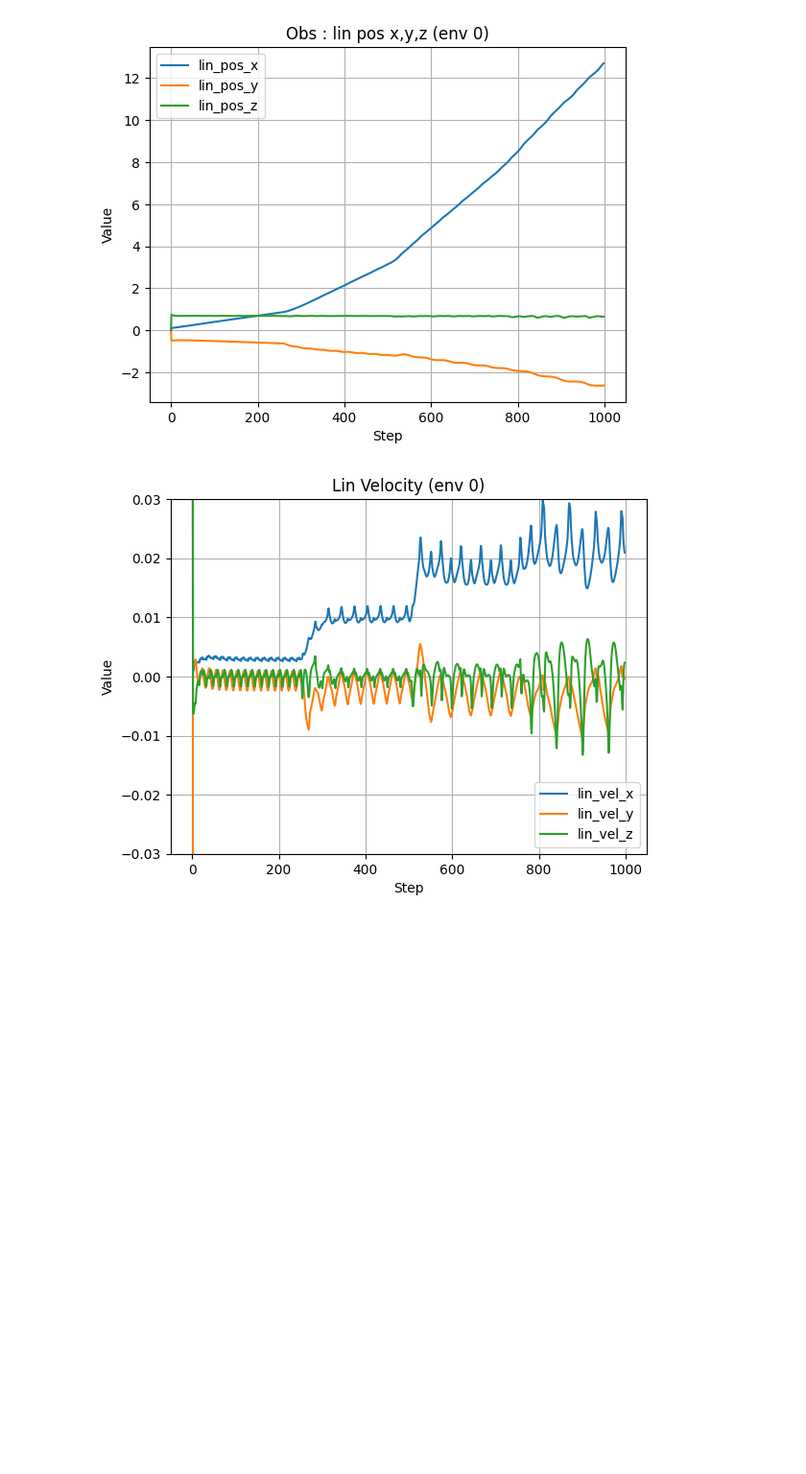
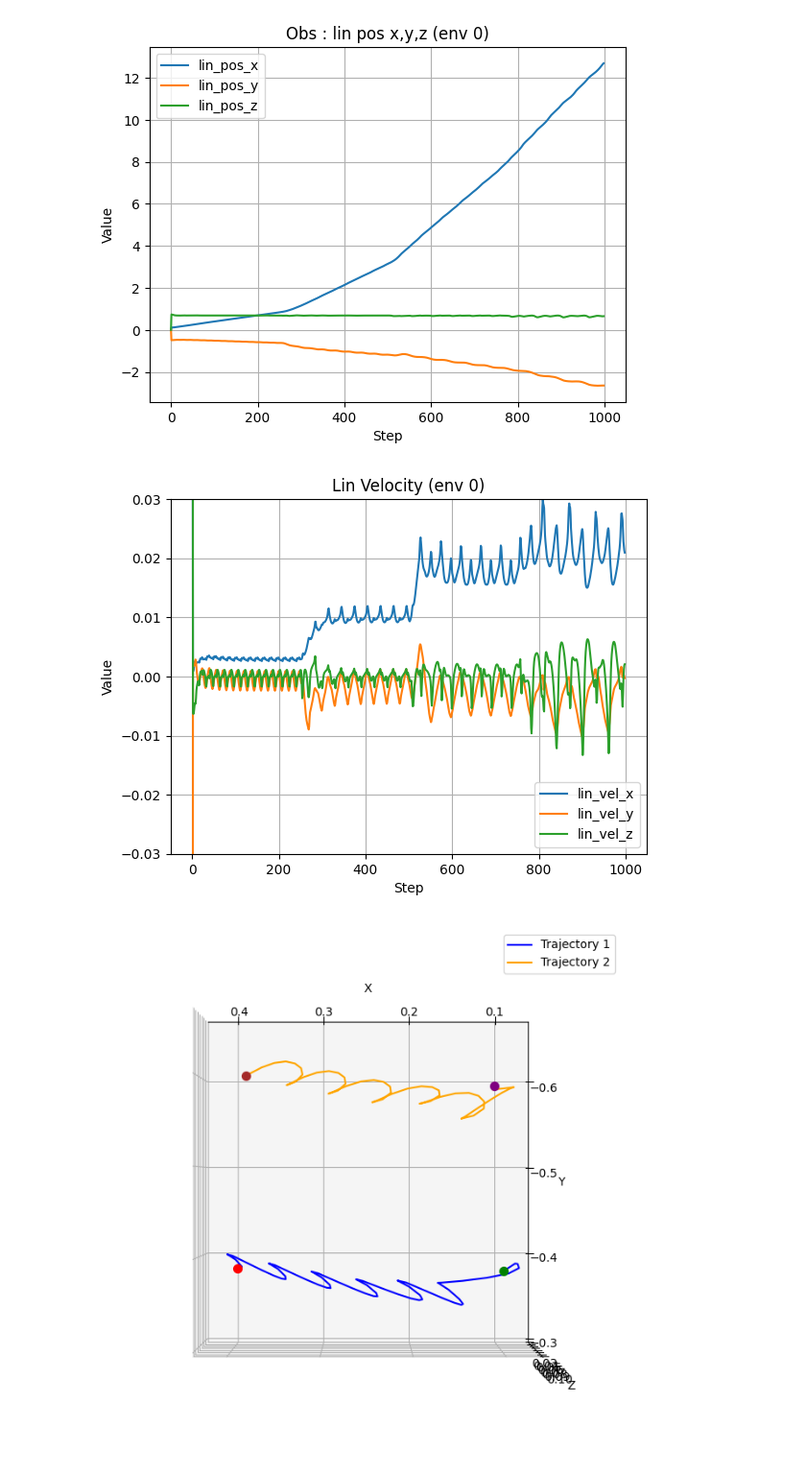
Before and after one commit to AndreaDiBenedett0/IsaacLab_fork, a Jupyter notebook: tools/statistics.ipynb, the cells around one changed output. Shown at 96% size. Saved outputs shown, nothing was run; the diff lists cells and outputs as text; code cells hidden in the pictures; blank space fills up the shorter version.

```diff
--- a/tools/statistics.ipynb
+++ b/tools/statistics.ipynb
@@ -19,6 +19,8 @@ n_foot_frc_l = data["n_feet_frc_l"]
 n_foot_frc_r = data["n_feet_frc_r"]
 n_foot_spd_l = data["n_feet_spd_l"]
 n_foot_spd_r = data["n_feet_spd_r"]
+foot_pos_r = data["feet_pos_r"]
+foot_pos_l = data["feet_pos_l"]
 # %% [markdown]
 # **PLOTTING**
 ## **REWARD**
@@ -411,3 +413,74 @@ plt.grid(True)
 plt.show()
 # %% [output]
 [figure]
+# %%
+import torch
+import matplotlib.pyplot as plt
+from mpl_toolkits.mplot3d import Axes3D
+from matplotlib.ticker import MultipleLocator
+
+# =========================
+#  Tensori di esempio
+# =========================
+# Qui userai i tuoi veri tensori
+trajectory1 = foot_pos_l[:,0:100,:].squeeze(0)   # shape (T1, 3)
+trajectory2 = foot_pos_r[:,0:100,:].squeeze(0)   # shape (T2, 3)
+
+# separo coordinate
+x1, y1, z1 = trajectory1[:,0], trajectory1[:,1], trajectory1[:,2]
+x2, y2, z2 = trajectory2[:,0], trajectory2[:,1], trajectory2[:,2]
+
+# =========================
+#   FIGURE PIÙ GRANDE
+# =========================
+fig = plt.figure(figsize=(12, 8))   # <--- aumenta la dimensione
+ax = fig.add_subplot(111, projection='3d')
+
+# =========================
+#   PLOT DELLE 2 TRAIETTORIE
+# =========================
+ax.plot(x1, y1, z1, label='Trajectory 1', color='blue')
+ax.plot(x2, y2, z2, label='Trajectory 2', color='orange')
+
+# punti iniziali/finali opzionali
+ax.scatter(x1[0], y1[0], z1[0], color='green', s=50)   # start traj1
+ax.scatter(x1[-1], y1[-1], z1[-1], color='red', s=50)  # end traj1
+
+ax.scatter(x2[0], y2[0], z2[0], color='purple', s=50)  # start traj2
+ax.scatter(x2[-1], y2[-1], z2[-1], color='brown', s=50) # end traj2
+
+# =========================
+#   PUNTO DI VISTA (opzionale)
+# =========================
+ax.view_init(elev=90, azim=90)
+
+x_tick_step = 0.1
+ax.xaxis.set_major_locator(MultipleLocator(x_tick_step))
+
+# 2) Applica lo stesso passo a Y
+ax.yaxis.set_major_locator(MultipleLocator(x_tick_step))
+
+
+# Calcola i limiti attuali dopo aver plottato
+x_min, x_max = ax.get_xlim()
+y_min, y_max = ax.get_ylim()
+
+# Trova il range massimo e centra entrambi gli assi sullo stesso range
+max_range = max(x_max - x_min, y_max - y_min)
+x_center = 0.5 * (x_max + x_min)
+y_center = 0.5 * (y_max + y_min)
+
+ax.set_xlim(x_center - max_range/2, x_center + max_range/2)
+ax.set_ylim(y_center - max_range/2, y_center + max_range/2)
+
+
+
+# labels + legenda
+ax.set_xlabel("X")
+ax.set_ylabel("Y")
+ax.set_zlabel("Z")
+ax.legend()
+
+plt.show()
+# %% [output]
+[figure, added]
```
Also changed, not shown: parts of 12 cells of this notebook, 3 other files.
